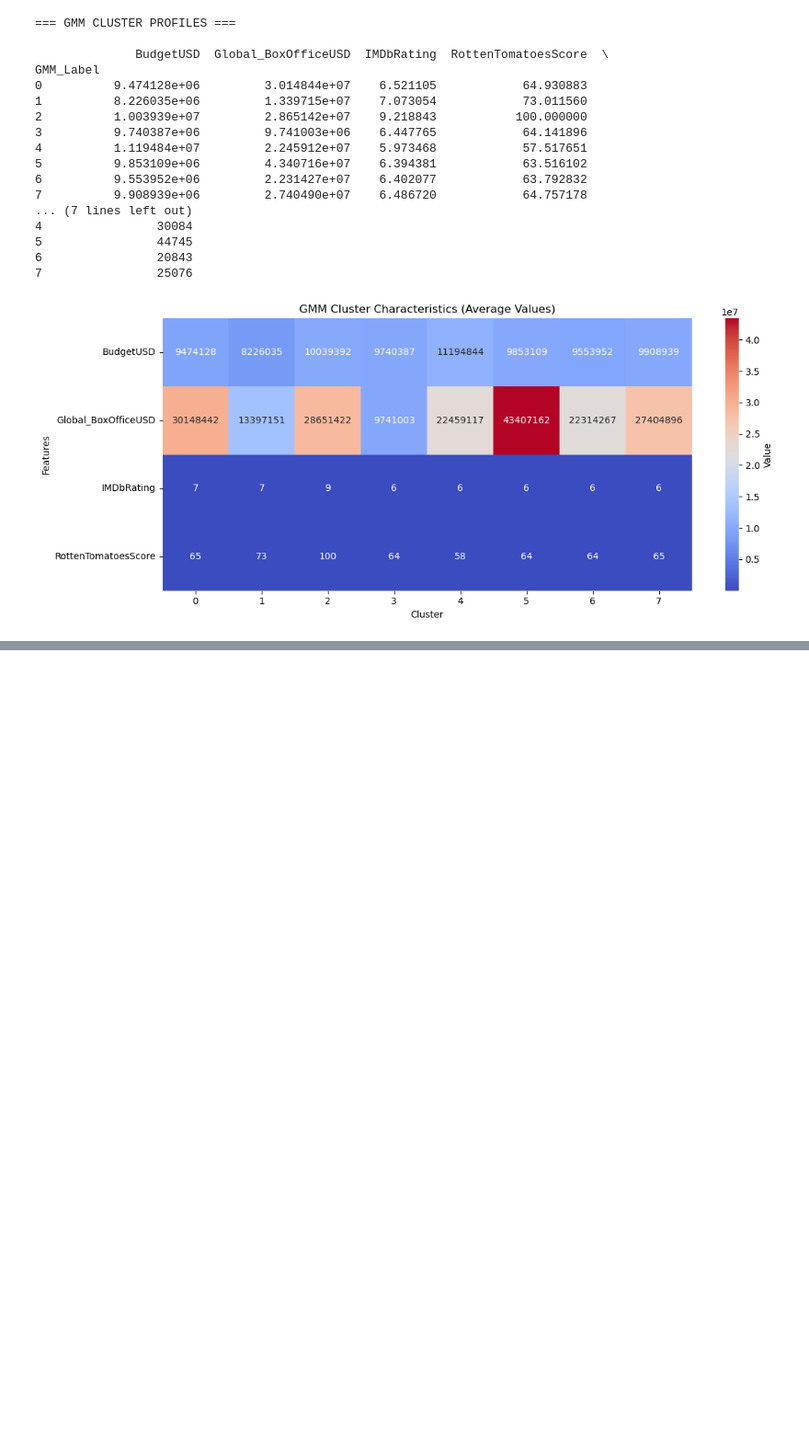
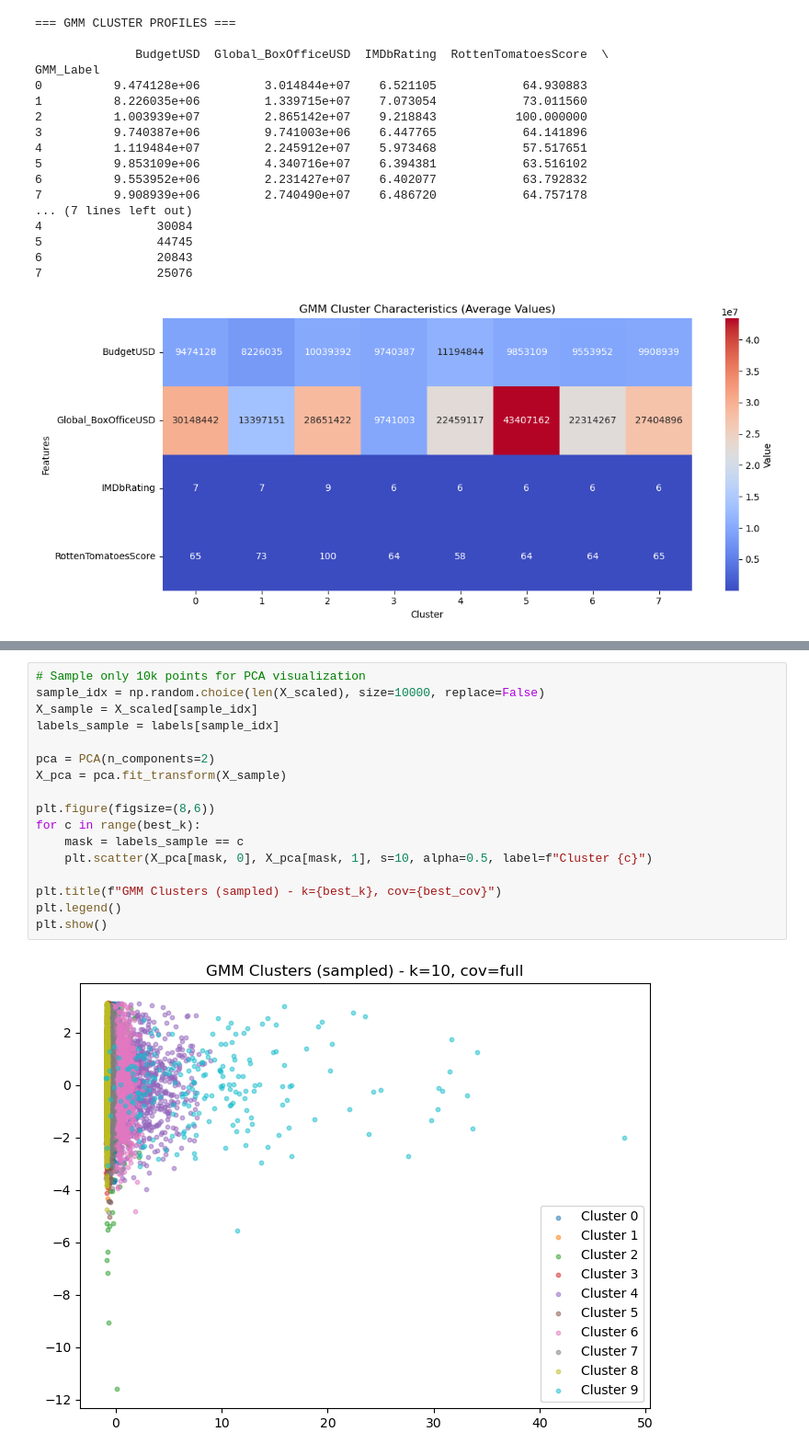
Before and after one commit to AlvarodelaHerran/ML_Movies_Proyect, a Jupyter notebook: clustering.ipynb, the cells around one changed output, grey strips where cells are left out. Shown at 92% size. Saved outputs shown, nothing was run; the diff lists cells and outputs as text; blank space fills up the shorter version.

```diff
--- a/clustering.ipynb
+++ b/clustering.ipynb
@@ -1108,0 +1102,19 @@ ANALYSIS COMPLETE!
+# %%
+# Sample only 10k points for PCA visualization
+sample_idx = np.random.choice(len(X_scaled), size=10000, replace=False)
+X_sample = X_scaled[sample_idx]
+labels_sample = labels[sample_idx]
+
+pca = PCA(n_components=2)
+X_pca = pca.fit_transform(X_sample)
+
+plt.figure(figsize=(8,6))
+for c in range(best_k):
+    mask = labels_sample == c
+    plt.scatter(X_pca[mask, 0], X_pca[mask, 1], s=10, alpha=0.5, label=f"Cluster {c}")
+
+plt.title(f"GMM Clusters (sampled) - k={best_k}, cov={best_cov}")
+plt.legend()
+plt.show()
+# %% [output]
+[figure, added]
```
Also changed, not shown: parts of 7 cells of this notebook.
